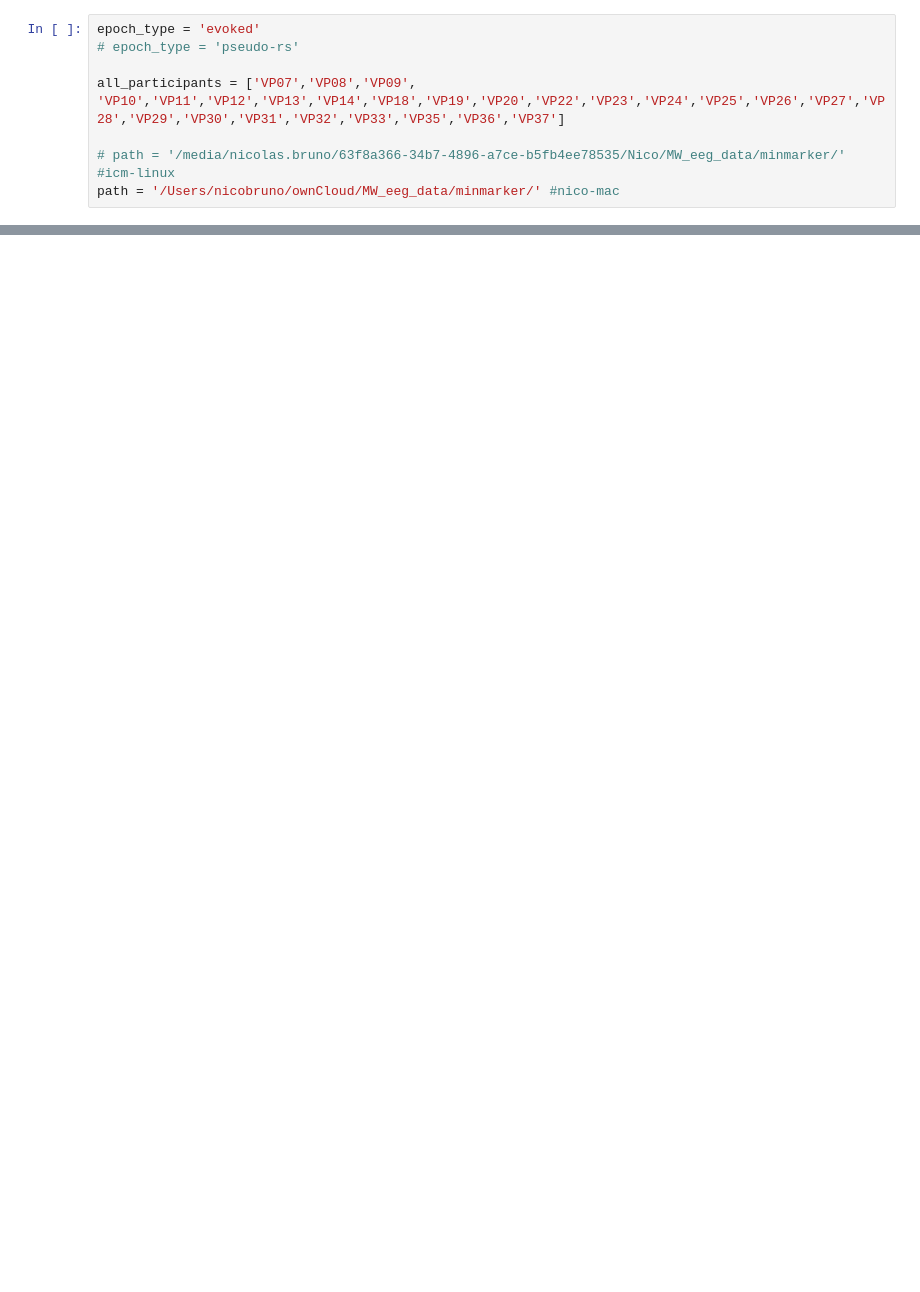
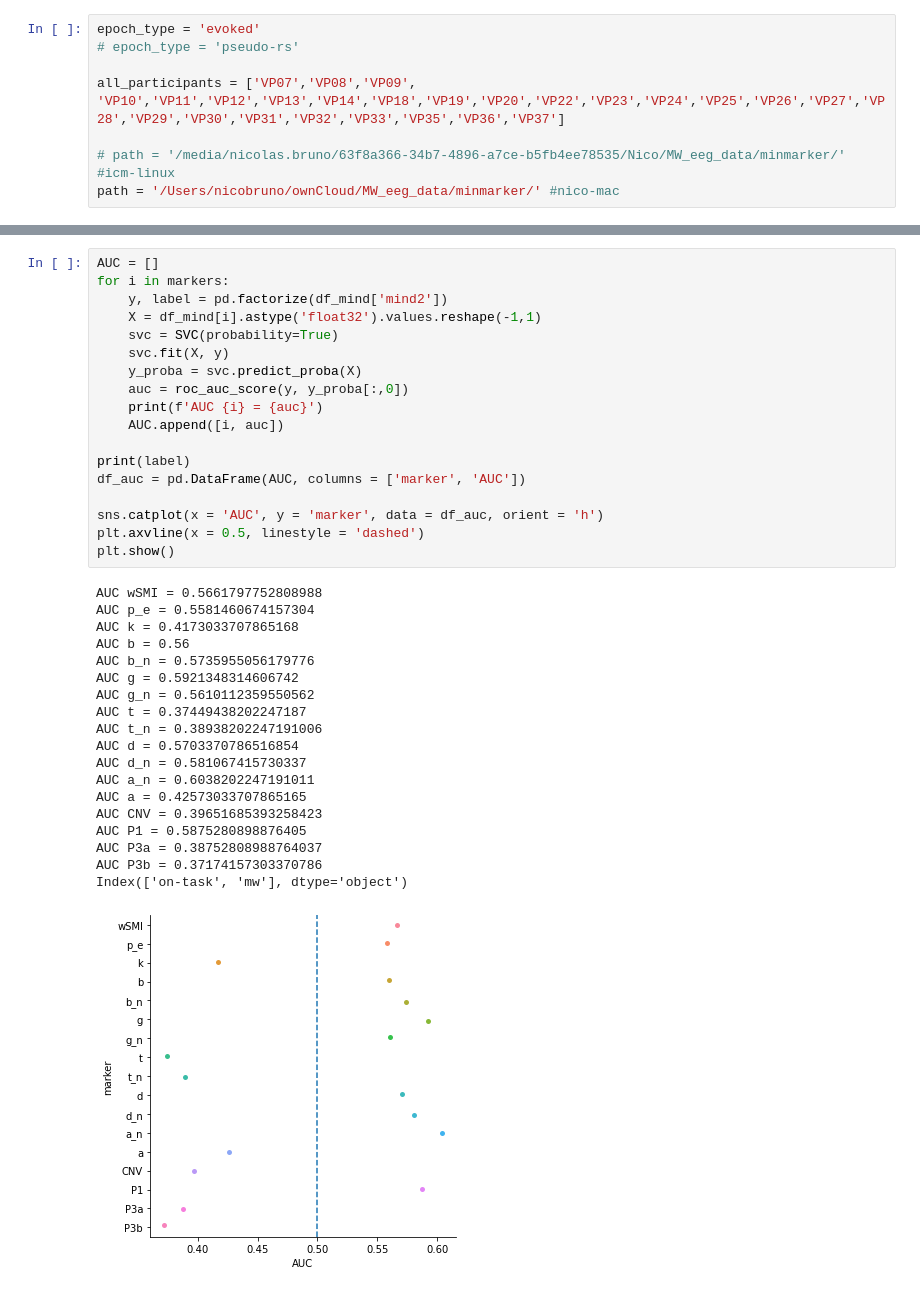
Before and after one commit to Nicobruno92/mw_markers_project, a Jupyter notebook: univariate_analysis.ipynb, the cells around one changed output, grey strips where cells are left out. Drawn from its saved outputs; the diff is of its cells as text; blank space fills up the shorter version.

```diff
--- a/univariate_analysis.ipynb
+++ b/univariate_analysis.ipynb
@@ -54,0 +105,38 @@ for i in markers:
+# %%
+AUC = []
+for i in markers:
+    y, label = pd.factorize(df_mind['mind2'])
+    X = df_mind[i].astype('float32').values.reshape(-1,1)
+    svc = SVC(probability=True)
+    svc.fit(X, y)
+    y_proba = svc.predict_proba(X)
+    auc = roc_auc_score(y, y_proba[:,0])
+    print(f'AUC {i} = {auc}')
+    AUC.append([i, auc])
+
+print(label)
+df_auc = pd.DataFrame(AUC, columns = ['marker', 'AUC'])
+
+sns.catplot(x = 'AUC', y = 'marker', data = df_auc, orient = 'h')
+plt.axvline(x = 0.5, linestyle = 'dashed')
+plt.show()
+# %% [output]
+AUC wSMI = 0.5661797752808988
+AUC p_e = 0.5581460674157304
+AUC k = 0.4173033707865168
+AUC b = 0.56
+AUC b_n = 0.5735955056179776
+AUC g = 0.5921348314606742
+AUC g_n = 0.5610112359550562
+AUC t = 0.37449438202247187
+AUC t_n = 0.38938202247191006
+AUC d = 0.5703370786516854
+AUC d_n = 0.581067415730337
+AUC a_n = 0.6038202247191011
+AUC a = 0.42573033707865165
+AUC CNV = 0.39651685393258423
+AUC P1 = 0.5875280898876405
+AUC P3a = 0.38752808988764037
+AUC P3b = 0.37174157303370786
+Index(['on-task', 'mw'], dtype='object')
+[figure, added]
```
Also changed, not shown: parts of 42 cells of this notebook, 7 other files.
